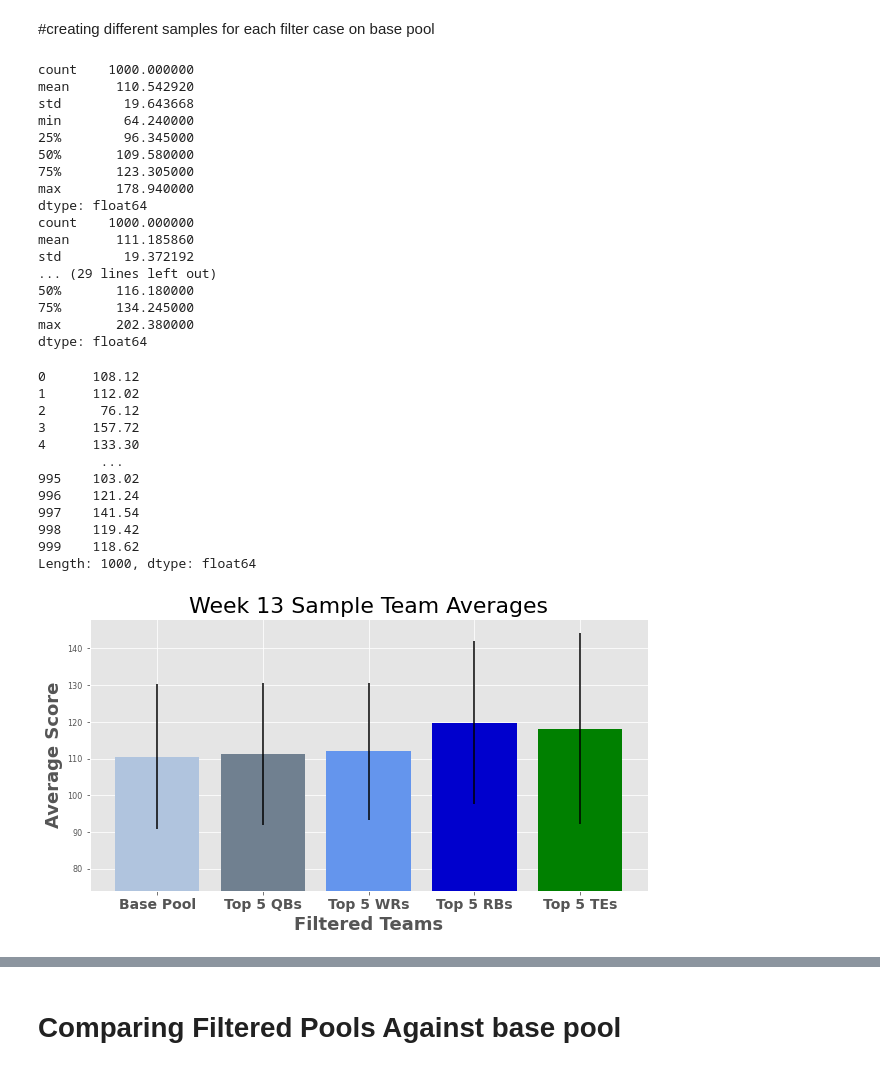
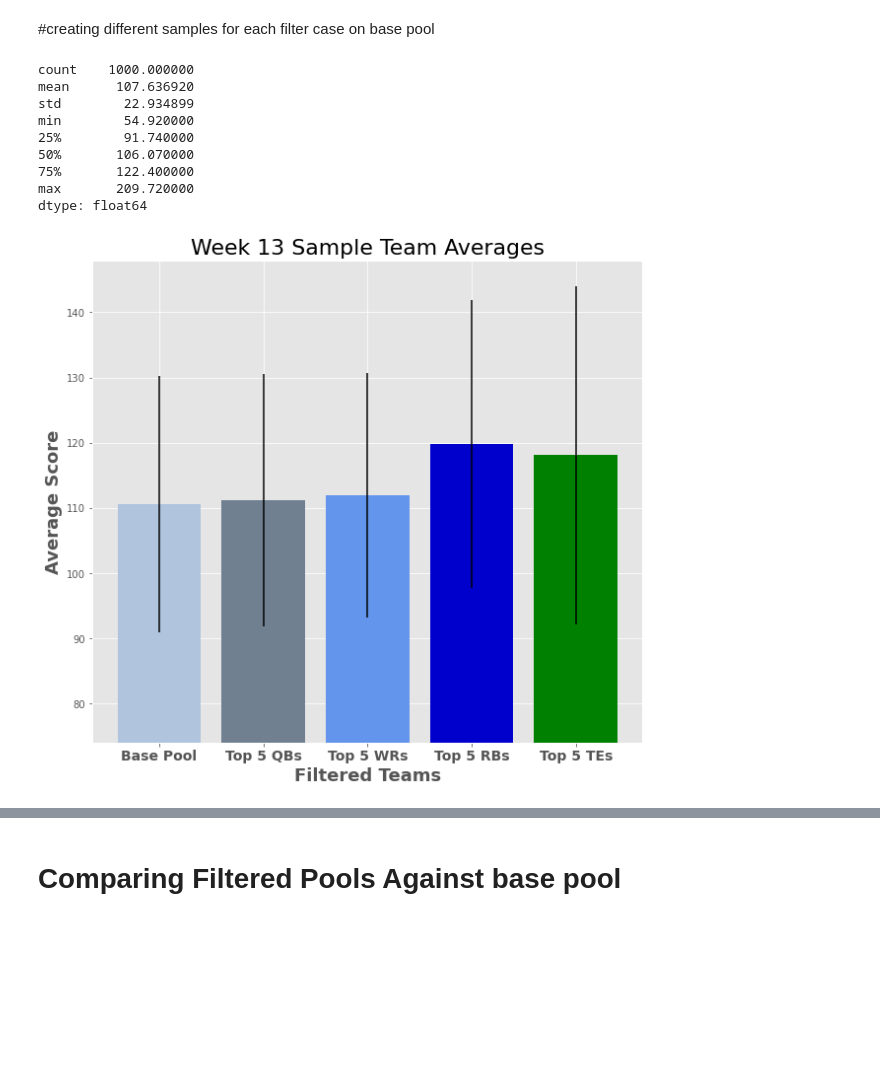
Before and after one commit to amoss038/DFS_Comparison-, a Jupyter notebook: team_generator.ipynb, the cells around one changed output, grey strips where cells are left out. Drawn from its saved outputs; the diff is of its cells as text; code cells hidden in the pictures; blank space fills up the shorter version.

```diff
--- a/team_generator.ipynb
+++ b/team_generator.ipynb
@@ -303,62 +312,41 @@ bs = sample_generator(1000)
 #creating different samples for each filter case on base pool
 # %%
 # # base pool is where no players are filtered
-base_pool
+base_pool = bs
 
-print (base_pool.describe())
+#print (base_pool.describe())
 
 
-# # # player pool is where qbs are filtered for only top 5
-qb_samples
+# # # # player pool is where qbs are filtered for only top 5
+qb_samples  = qqb
 
-print (qb_samples.describe())
+# print (qb_samples.describe())
 
-# # #print (qb_samples.std(), qb_samples.mean())
+# # # player pool is where wrs are filtered for only top 5
+wr_samples = wwr
+# print (wr_samples.describe())
 
-# # player pool is where wrs are filtered for only top 5
-wr_samples
-print (wr_samples.describe())
+# # # player pool is where rbs are filtered for only top 5
+rb_samples = rrb
+# print (rb_samples.describe())
 
-# # player pool is where rbs are filtered for only top 5
-rb_samples
-print (rb_samples.describe())
+# # # player pool is where tes are filtered for only top 5
+te_samples = tte
+# print (te_samples.describe())
 
-# # player pool is where tes are filtered for only top 5
-te_samples
-print (te_samples.describe())
+# qb_samples
-# %% [output]
-count    1000.000000
-mean      110.542920
-std        19.643668
-min        64.240000
-25%        96.345000
-50%       109.580000
-75%       123.305000
-max       178.940000
-dtype: float64
-count    1000.000000
-mean      111.185860
-std        19.372192
-... (29 lines left out)
-50%       116.180000
-75%       134.245000
-max       202.380000
-dtype: float64
 # %%
-qb_samples
+qb_samples.describe()
 # %% [output]
-0      108.12
-1      112.02
-2       76.12
-3      157.72
-4      133.30
-        ...
-995    103.02
-996    121.24
-997    141.54
-998    119.42
-999    118.62
-Length: 1000, dtype: float64
+count    1000.000000
+mean      107.636920
+std        22.934899
+min        54.920000
+25%        91.740000
+50%       106.070000
+75%       122.400000
+max       209.720000
+dtype: float64
 # %%
 import math
 x = ['Base Pool', 'Top 5 QBs', 'Top 5 WRs', 'Top 5 RBs', 'Top 5 TEs']
@@ -366,35 +354,37 @@ ave_score = [110.54, 111.18, 111.95, 119.79, 118.10]
 sd = [19.64, 19.37, 18.76, 22.11, 25.97]
 
 maxy = [178.94, 178.90, 170.54, 198.68, 202.38]
 
 mini = [64.24, 66.62, 61.98, 48.16, 35.34  ]
 
 x_pos = np.arange(1,6)
 
 
 plt.bar(x_pos, ave_score, color=['lightsteelblue', 'slategray', 'cornflowerblue', 'mediumblue', 'green'], yerr=sd, linewidth=20)
 plt.xlabel("Filtered Teams", fontsize=18, weight = 'bold')
 plt.ylabel("Average Score", fontsize=18, weight = 'bold')
 plt.title("Week 13 Sample Team Averages", fontsize=22)
-plt.rcParams["figure.figsize"] = (10,5)
+plt.rcParams["figure.figsize"] = (10,9)
+
 
 
 
 
 
 low = min(ave_score)
 high = max(ave_score)
 plt.ylim([math.ceil(low-4*(high-low)), math.ceil(high+3*(high-low))])
 
 
 
+
 plt.xticks(x_pos, x, fontsize = 14, weight = 'bold')
 
 plt.show()
 
 #interval standard deviation from mean
 # %% [output]
-[figure, old version]
+[figure, new version]
 # %%
 #plt.bar([1,2,3,4], [2,2.5,5,3], bottom=[0,-1,1,2])
 # %%
```
Also changed, not shown: parts of 13 cells of this notebook, 12 other files.
